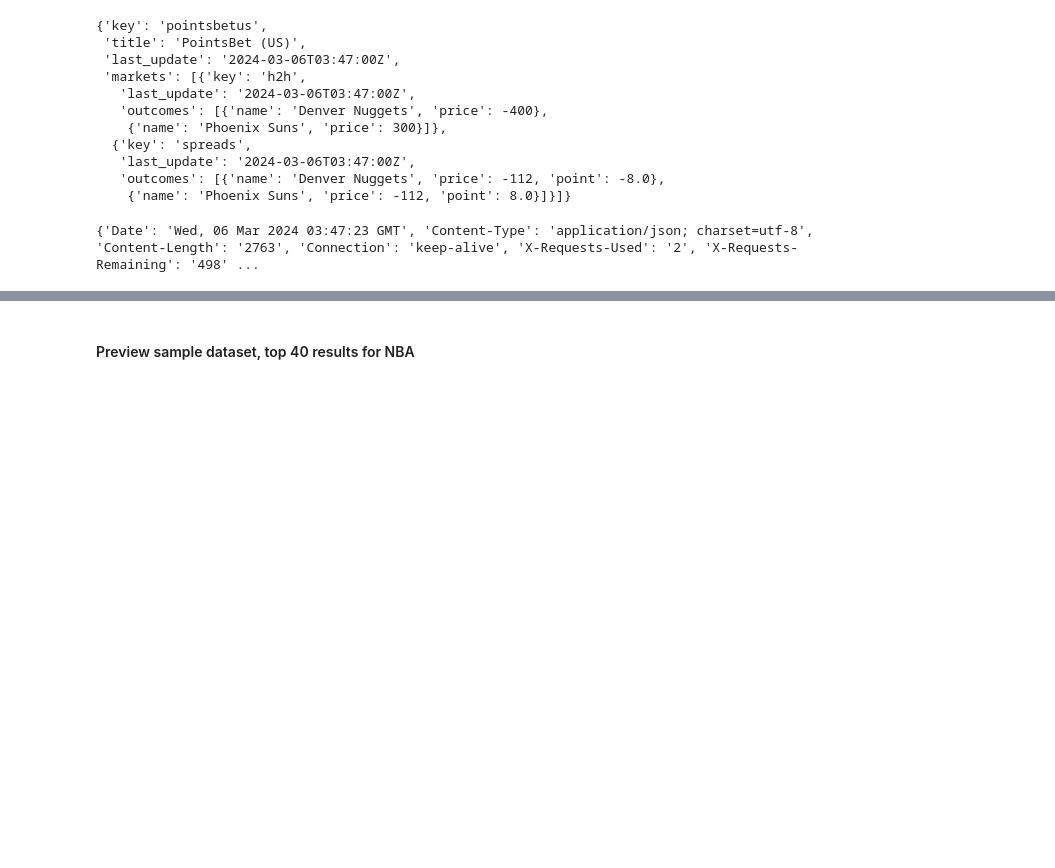
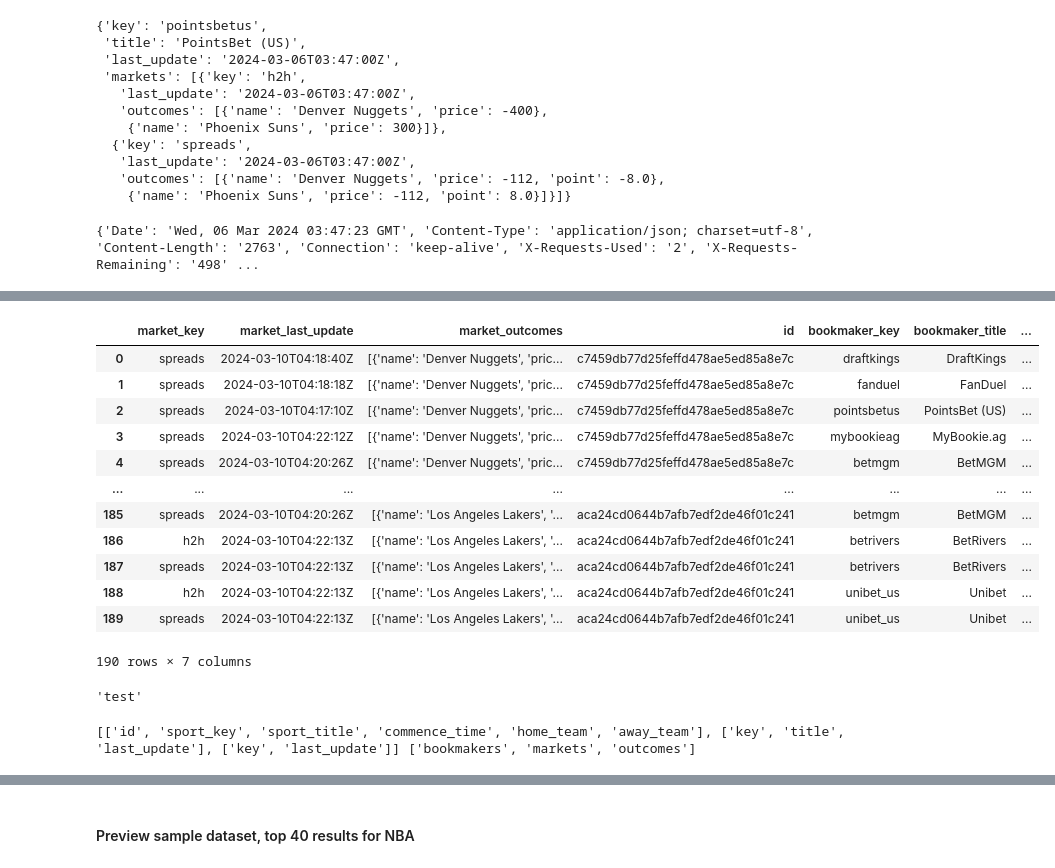
Before and after one commit to tbakely/botley-betting-model, a Jupyter notebook: test_data_extraction.ipynb, the cells around one changed output, grey strips where cells are left out. Cells and saved outputs as stored; diff of their text form; code cells hidden in the pictures; blank space fills up the shorter version.

```diff
--- a/test_data_extraction.ipynb
+++ b/test_data_extraction.ipynb
@@ -196,0 +202,22 @@ result_df.shape
+# %%
+df_markets
+# %% [output]
+|  | market_key | market_last_update | market_outcomes | id | bookmaker_key | bookmaker_title | ... |
+| 0 | spreads | 2024-03-10T04:18:40Z | [{'name': 'Denver Nuggets', 'pric... | c7459db77d25feffd478ae5ed85a8e7c | draftkings | DraftKings | ... |
+| 1 | spreads | 2024-03-10T04:18:18Z | [{'name': 'Denver Nuggets', 'pric... | c7459db77d25feffd478ae5ed85a8e7c | fanduel | FanDuel | ... |
+| 2 | spreads | 2024-03-10T04:17:10Z | [{'name': 'Denver Nuggets', 'pric... | c7459db77d25feffd478ae5ed85a8e7c | pointsbetus | PointsBet (US) | ... |
+| 3 | spreads | 2024-03-10T04:22:12Z | [{'name': 'Denver Nuggets', 'pric... | c7459db77d25feffd478ae5ed85a8e7c | mybookieag | MyBookie.ag | ... |
+| 4 | spreads | 2024-03-10T04:20:26Z | [{'name': 'Denver Nuggets', 'pric... | c7459db77d25feffd478ae5ed85a8e7c | betmgm | BetMGM | ... |
+| ... | ... | ... | ... | ... | ... | ... | ... |
+| 185 | spreads | 2024-03-10T04:20:26Z | [{'name': 'Los Angeles Lakers', '... | aca24cd0644b7afb7edf2de46f01c241 | betmgm | BetMGM | ... |
+| 186 | h2h | 2024-03-10T04:22:13Z | [{'name': 'Los Angeles Lakers', '... | aca24cd0644b7afb7edf2de46f01c241 | betrivers | BetRivers | ... |
+| 187 | spreads | 2024-03-10T04:22:13Z | [{'name': 'Los Angeles Lakers', '... | aca24cd0644b7afb7edf2de46f01c241 | betrivers | BetRivers | ... |
+| 188 | h2h | 2024-03-10T04:22:13Z | [{'name': 'Los Angeles Lakers', '... | aca24cd0644b7afb7edf2de46f01c241 | unibet_us | Unibet | ... |
+| 189 | spreads | 2024-03-10T04:22:13Z | [{'name': 'Los Angeles Lakers', '... | aca24cd0644b7afb7edf2de46f01c241 | unibet_us | Unibet | ... |
+190 rows × 7 columns
+# %%
+nested_keys = ["test", "test1", "test2"]
+nested_key = nested_keys.pop(0)
+nested_key
+# %% [output]
+'test'
@@ -196,0 +239,6 @@ result_df.shape
+# %%
+cols = list(find_column_keys(sportsbook_data[0], ["bookmakers", "markets", "outcomes"]))
+nested_cols = list(find_nested_keys(sportsbook_data[0]))
+print(cols, nested_cols)
+# %% [output]
+[['id', 'sport_key', 'sport_title', 'commence_time', 'home_team', 'away_team'], ['key', 'title', 'last_update'], ['key', 'last_update']] ['bookmakers', 'markets', 'outcomes']
```
Also changed, not shown: parts of 17 cells of this notebook.
